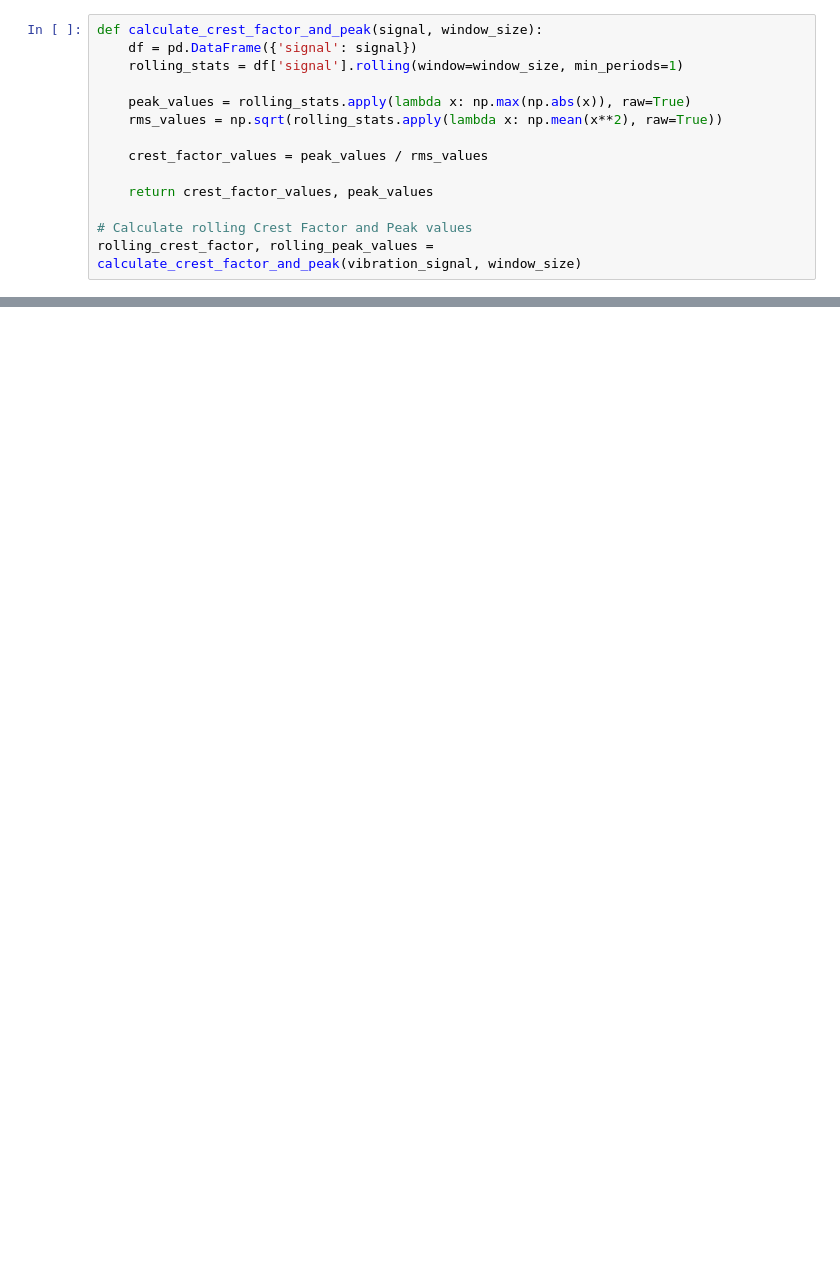
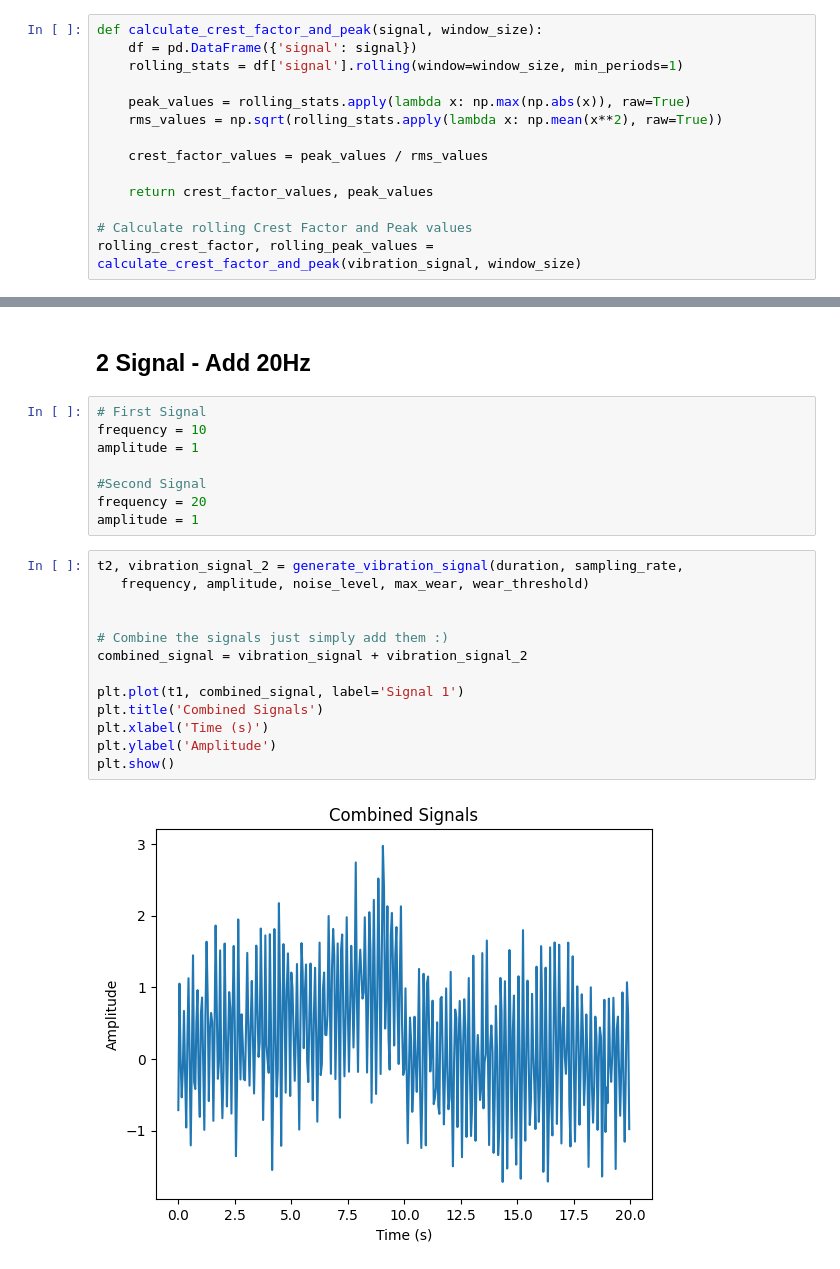
Before and after one commit to akshayyewle/Machine-Learning, a Jupyter notebook: 06 Predictive Maintenance - Handle Signal Data/Python Notebook 01 - 08 Dec 2023.ipynb, the cells around one changed output, grey strips where cells are left out. Cells and saved outputs as stored; diff of their text form; blank space fills up the shorter version.

```diff
--- a/06 Predictive Maintenance - Handle Signal Data/Python Notebook 01 - 08 Dec 2023.ipynb
+++ b/06 Predictive Maintenance - Handle Signal Data/Python Notebook 01 - 08 Dec 2023.ipynb
@@ -388,0 +473,25 @@ plt.show()
+# %% [markdown]
+## **2 Signal - Add 20Hz**
+# %%
+# First Signal
+frequency = 10
+amplitude = 1
+
+#Second Signal
+frequency = 20
+amplitude = 1
+# %%
+t2, vibration_signal_2 = generate_vibration_signal(duration, sampling_rate,
+   frequency, amplitude, noise_level, max_wear, wear_threshold)
+
+
+# Combine the signals just simply add them :)
+combined_signal = vibration_signal + vibration_signal_2
+
+plt.plot(t1, combined_signal, label='Signal 1')
+plt.title('Combined Signals')
+plt.xlabel('Time (s)')
+plt.ylabel('Amplitude')
+plt.show()
+# %% [output]
+[figure, added]
```
Also changed, not shown: parts of 37 cells of this notebook.
